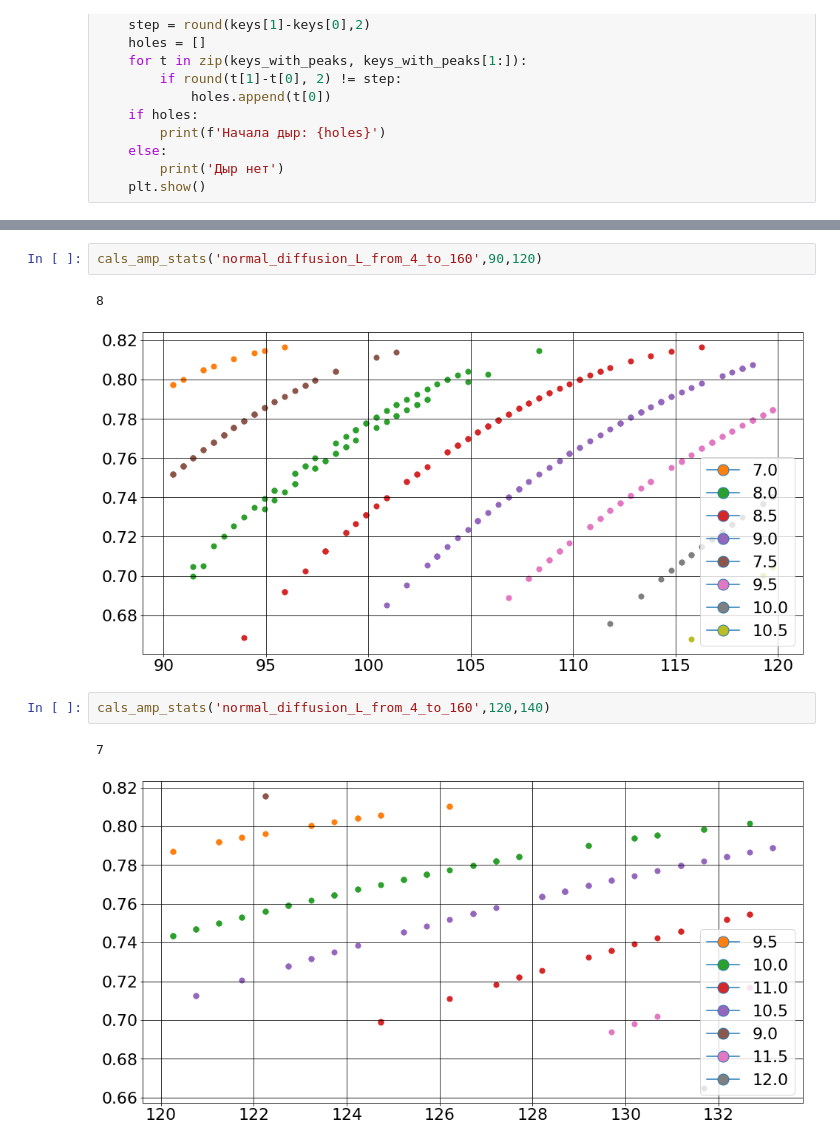
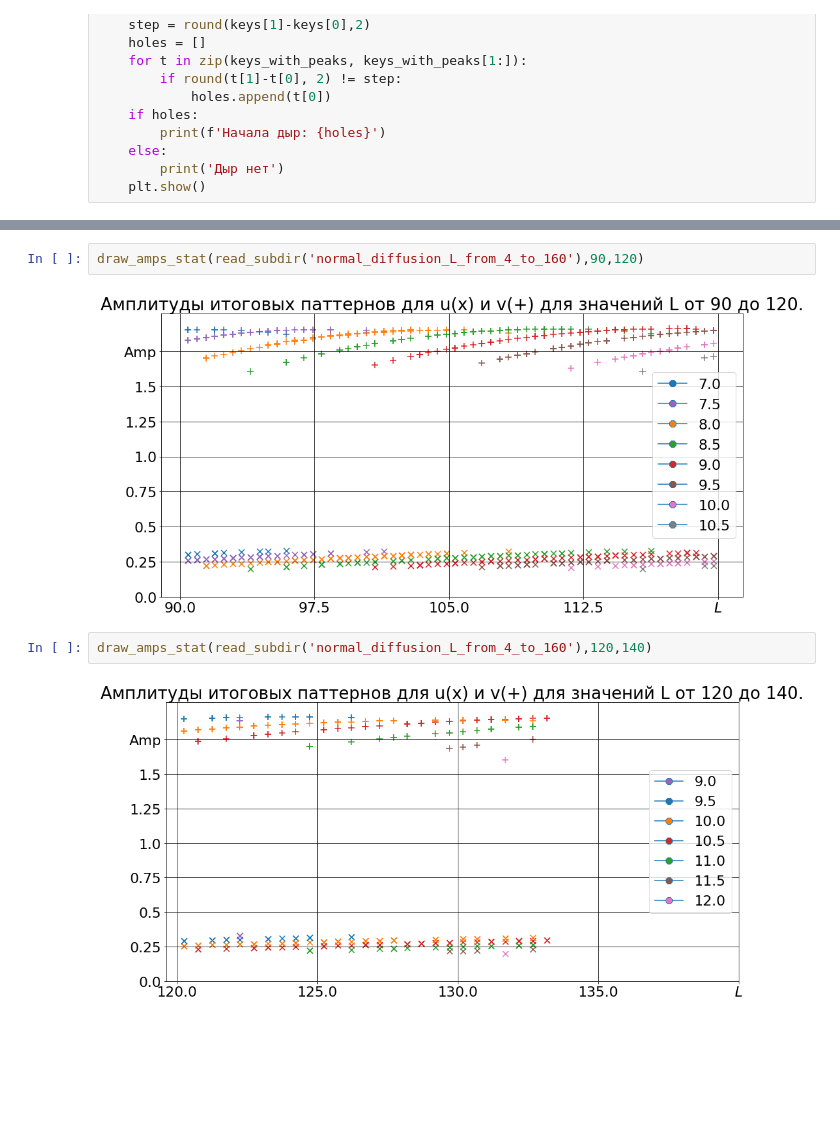
Before and after one commit to kokamido/BrandNewResearch, a Jupyter notebook: Research/27_10_2020 Поиск дыр в паттернах и исследование малой диффузии.ipynb, the cells around one changed output, grey strips where cells are left out. Cells and saved outputs as stored; diff of their text form; blank space fills up the shorter version.

```diff
--- a/Research/27_10_2020 Поиск дыр в паттернах и исследование малой диффузии.ipynb
+++ b/Research/27_10_2020 Поиск дыр в паттернах и исследование малой диффузии.ipynb
@@ -172,10 +138,8 @@ cals_amp_stats('normal_diffusion_L_from_4_to_160',50,90)
 # %%
-cals_amp_stats('normal_diffusion_L_from_4_to_160',90,120)
+draw_amps_stat(read_subdir('normal_diffusion_L_from_4_to_160'),90,120)
 # %% [output]
-8
-[figure, old version]
+[figure, new version]
 # %%
-cals_amp_stats('normal_diffusion_L_from_4_to_160',120,140)
+draw_amps_stat(read_subdir('normal_diffusion_L_from_4_to_160'),120,140)
 # %% [output]
-7
-[figure, old version]
+[figure, new version]
```
Also changed, not shown: parts of 14 cells of this notebook, 11 other files.
